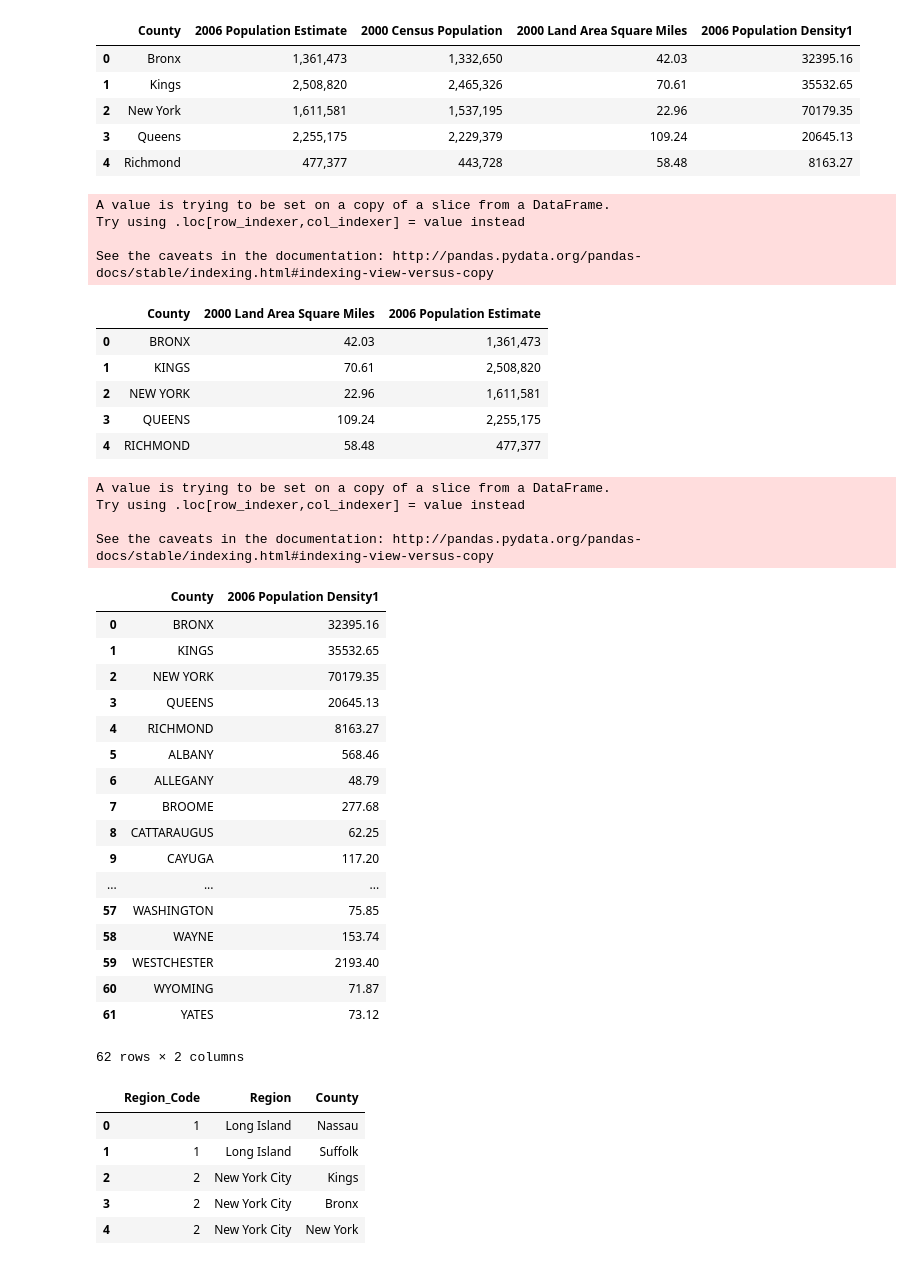
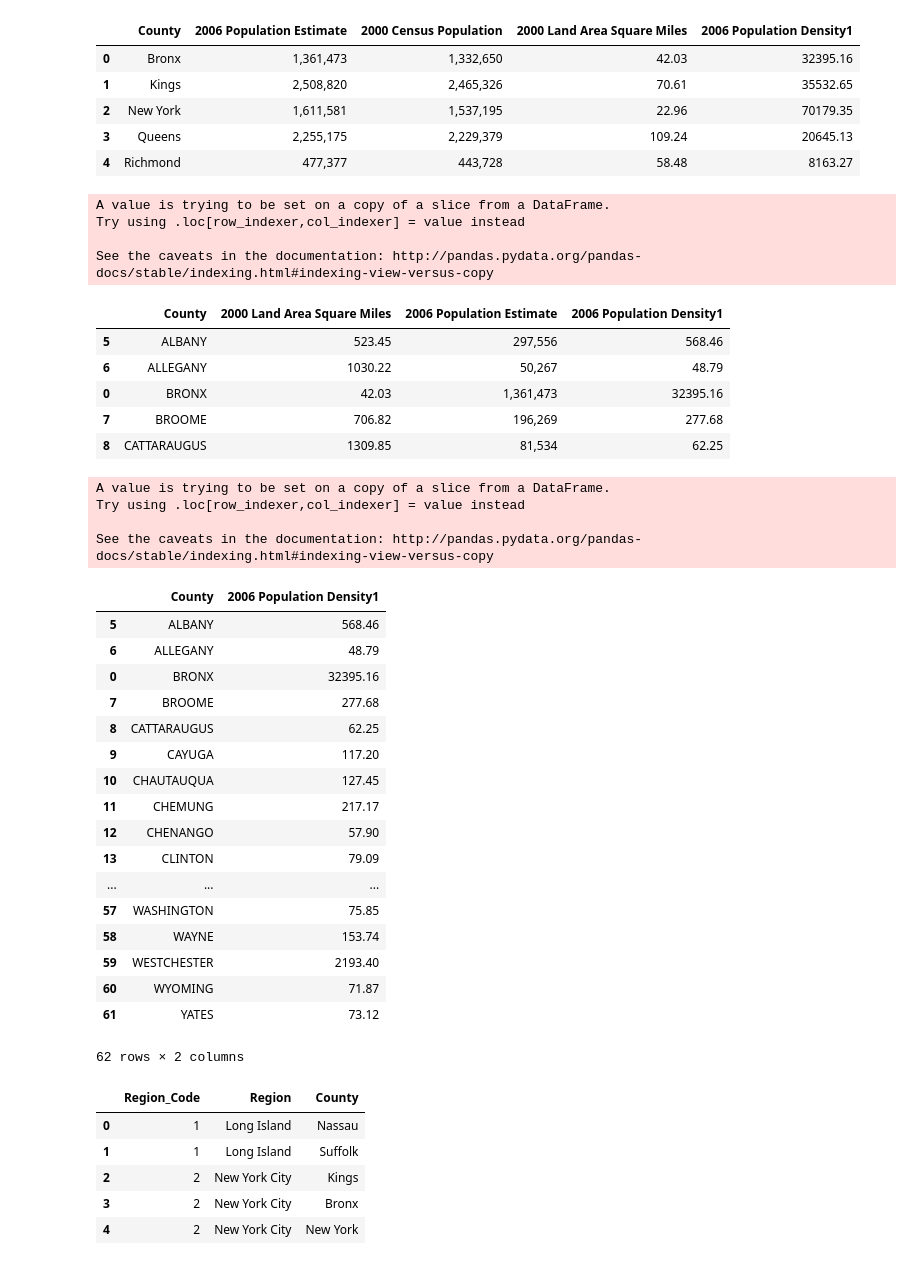
Before and after one commit to pershycm/CIS512, a Jupyter notebook: EV_Practice_1.ipynb, the cells around one changed output. Saved outputs shown, nothing was run; the diff lists cells and outputs as text; code cells hidden in the pictures.

```diff
--- a/EV_Practice_1.ipynb
+++ b/EV_Practice_1.ipynb
@@ -142,40 +142,42 @@ pop_dens[:5]
 | 3 | Queens | 2,255,175 | 2,229,379 | 109.24 | 20645.13 |
 | 4 | Richmond | 477,377 | 443,728 | 58.48 | 8163.27 |
 # %%
-county_area = pop_dens[['County', '2000 Land Area Square Miles','2006 Population Estimate']]
+county_area = pop_dens[['County', '2000 Land Area Square Miles','2006 Population Estimate', '2006 Population Density1']]
 county_area['County'] = county_area['County'].str.upper()
+county_area = county_area.sort_values(['County'], ascending = True)
 county_area[:5]
 # %% [output]
 A value is trying to be set on a copy of a slice from a DataFrame.
 Try using .loc[row_indexer,col_indexer] = value instead
 
 See the caveats in the documentation: http://pandas.pydata.org/pandas-docs/stable/indexing.html#indexing-view-versus-copy
-|  | County | 2000 Land Area Square Miles | 2006 Population Estimate |
-| 0 | BRONX | 42.03 | 1,361,473 |
-| 1 | KINGS | 70.61 | 2,508,820 |
-| 2 | NEW YORK | 22.96 | 1,611,581 |
-| 3 | QUEENS | 109.24 | 2,255,175 |
-| 4 | RICHMOND | 58.48 | 477,377 |
+|  | County | 2000 Land Area Square Miles | 2006 Population Estimate | 2006 Population Density1 |
+| 5 | ALBANY | 523.45 | 297,556 | 568.46 |
+| 6 | ALLEGANY | 1030.22 | 50,267 | 48.79 |
+| 0 | BRONX | 42.03 | 1,361,473 | 32395.16 |
+| 7 | BROOME | 706.82 | 196,269 | 277.68 |
+| 8 | CATTARAUGUS | 1309.85 | 81,534 | 62.25 |
 # %%
 county_pop_dens = pop_dens[['County', '2006 Population Density1']]
 county_pop_dens['County'] = county_pop_dens['County'].str.upper()
+county_pop_dens = county_pop_dens.sort_values(['County'], ascending = True)
 county_pop_dens
 # %% [output]
 A value is trying to be set on a copy of a slice from a DataFrame.
 Try using .loc[row_indexer,col_indexer] = value instead
 
 See the caveats in the documentation: http://pandas.pydata.org/pandas-docs/stable/indexing.html#indexing-view-versus-copy
 |  | County | 2006 Population Density1 |
-| 0 | BRONX | 32395.16 |
-| 1 | KINGS | 35532.65 |
-| 2 | NEW YORK | 70179.35 |
-| 3 | QUEENS | 20645.13 |
-| 4 | RICHMOND | 8163.27 |
 | 5 | ALBANY | 568.46 |
 | 6 | ALLEGANY | 48.79 |
+| 0 | BRONX | 32395.16 |
 | 7 | BROOME | 277.68 |
 | 8 | CATTARAUGUS | 62.25 |
 | 9 | CAYUGA | 117.20 |
+| 10 | CHAUTAUQUA | 127.45 |
+| 11 | CHEMUNG | 217.17 |
+| 12 | CHENANGO | 57.90 |
+| 13 | CLINTON | 79.09 |
 | ... | ... | ... |
 | 57 | WASHINGTON | 75.85 |
 | 58 | WAYNE | 153.74 |
```
Also changed, not shown: parts of 5 cells of this notebook, 3 other files.
